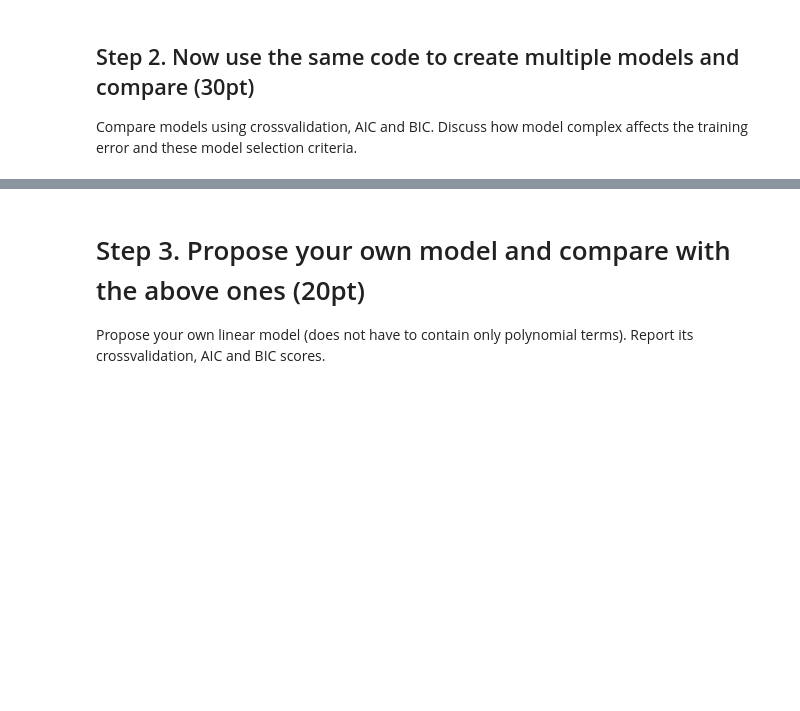
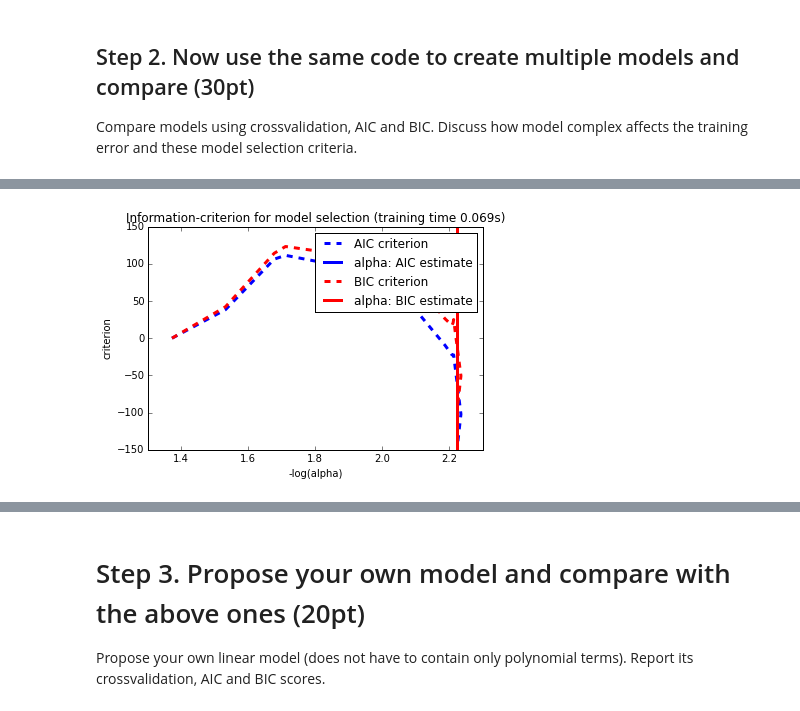
Before and after one commit to rtbs-dev/F15_MAE301, a Jupyter notebook: MAE301HW5_Student.ipynb, the cells around one changed output, grey strips where cells are left out. Saved outputs shown, nothing was run; the diff lists cells and outputs as text; code cells hidden in the pictures; blank space fills up the shorter version.

Commit message:
Lasso and completed examples

```diff
--- a/MAE301HW5_Student.ipynb
+++ b/MAE301HW5_Student.ipynb
@@ -193,0 +201,96 @@ for i in range(len(degrees)):
+# %%
+from sklearn.linear_model import LassoCV, LassoLarsCV, LassoLarsIC, Lasso
+import time
+# LassoLarsIC: least angle regression with BIC/AIC criterion
+
+# normalize data as done by Lars to allow for comparison
+X /= np.sqrt(np.sum(X ** 2, axis=0))
+poly = PolynomialFeatures(2, interaction_only=True)
+X = poly.fit_transform(X)
+model_bic = LassoLarsIC(criterion='bic')
+t1 = time.time()
+model_bic.fit(X, y)
+t_bic = time.time() - t1
+alpha_bic_ = model_bic.alpha_
+
+model_aic = LassoLarsIC(criterion='aic')
+model_aic.fit(X, y)
+alpha_aic_ = model_aic.alpha_
+
+
+def plot_ic_criterion(model, name, color):
+    alpha_ = model.alpha_
+    alphas_ = model.alphas_
+    criterion_ = model.criterion_
+    plt.plot(-np.log10(alphas_), criterion_, '--', color=color,
+             linewidth=3, label='%s criterion' % name)
+    plt.axvline(-np.log10(alpha_), color=color, linewidth=3,
+                label='alpha: %s estimate' % name)
+    plt.xlabel('-log(alpha)')
+    plt.ylabel('criterion')
+
+plt.figure()
+plot_ic_criterion(model_aic, 'AIC', 'b')
+plot_ic_criterion(model_bic, 'BIC', 'r')
+plt.legend()
+plt.title('Information-criterion for model selection (training time %.3fs)'
+          % t_bic)
+
+##############################################################################
+# LassoCV: coordinate descent
+
+# Compute paths
+print("Computing regularization path using the coordinate descent lasso...")
+t1 = time.time()
+model = LassoCV(cv=20).fit(X, y)
+t_lasso_cv = time.time() - t1
+
+# Display results
+m_log_alphas = -np.log10(model.alphas_)
+
+plt.figure()
+ymin, ymax = 2300, 3800
+plt.plot(m_log_alphas, model.mse_path_, ':')
+plt.plot(m_log_alphas, model.mse_path_.mean(axis=-1), 'k',
+         label='Average across the folds', linewidth=2)
+plt.axvline(-np.log10(model.alpha_), linestyle='--', color='k',
+            label='alpha: CV estimate')
+
+plt.legend()
+
+plt.xlabel('-log(alpha)')
+plt.ylabel('Mean square error')
+plt.title('Mean square error on each fold: coordinate descent '
+          '(train time: %.2fs)' % t_lasso_cv)
+plt.axis('tight')
+#plt.ylim(ymin, ymax)
+
+##############################################################################
+# LassoLarsCV: least angle regression
+
+# Compute paths
+print("Computing regularization path using the Lars lasso...")
+t1 = time.time()
+model = LassoLarsCV(cv=20).fit(X, y)
+t_lasso_lars_cv = time.time() - t1
+
+# Display results
+m_log_alphas = -np.log10(model.cv_alphas_)
+
+plt.figure()
+plt.plot(m_log_alphas, model.cv_mse_path_, ':')
+plt.plot(m_log_alphas, model.cv_mse_path_.mean(axis=-1), 'k',
+         label='Average across the folds', linewidth=2)
+plt.axvline(-np.log10(model.alpha_), linestyle='--', color='k',
+            label='alpha CV')
+plt.legend()
+
+plt.xlabel('-log(alpha)')
+plt.ylabel('Mean square error')
+plt.title('Mean square error on each fold: Lars (train time: %.2fs)'
+          % t_lasso_lars_cv)
+plt.axis('tight')
+#plt.ylim(ymin, ymax)
+
+plt.show()
+# %% [output]
@@ -193,0 +299 @@ for i in range(len(degrees)):
+[figure, added]
```
Also changed, not shown: parts of 7 cells of this notebook.
